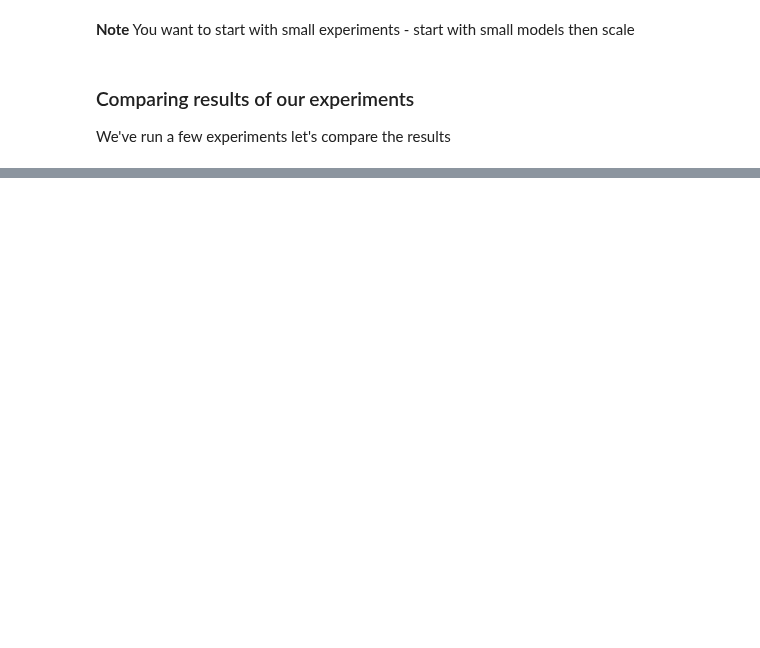
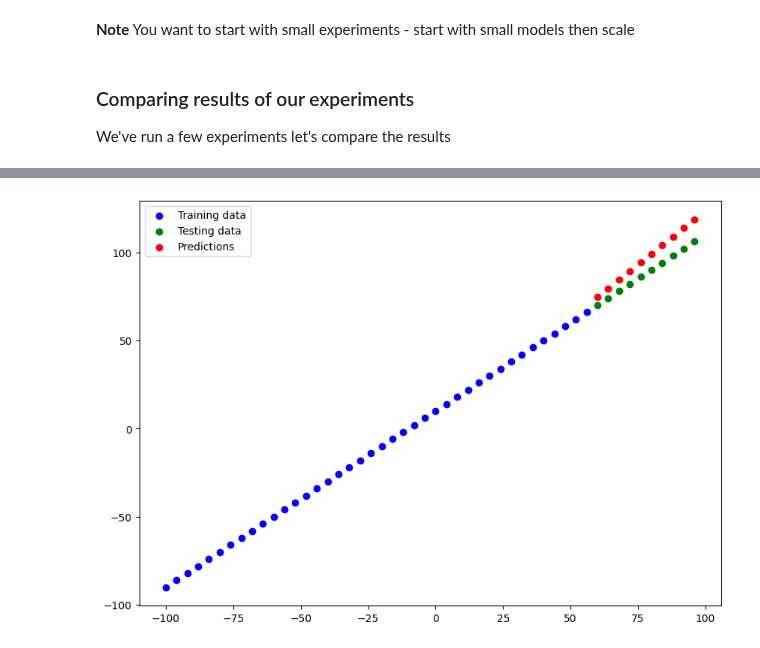
Before and after one commit to Ultan-Kearns/ZTM-Tensorflow-Developer-Certificate, a Jupyter notebook: 01_neural_network_regression_with_tensorflow.ipynb, the cells around one changed output, grey strips where cells are left out. Drawn from its saved outputs; the diff is of its cells as text; code cells hidden in the pictures; blank space fills up the shorter version.

```diff
--- a/01_neural_network_regression_with_tensorflow.ipynb
+++ b/01_neural_network_regression_with_tensorflow.ipynb
@@ -692,0 +748,3 @@ We've run a few experiments let's compare the results
+# %%
+loaded_saved_model = tf.keras.models.load_model('./model_1')
+loaded_saved_model.summary()
@@ -692,0 +777,2 @@ We've run a few experiments let's compare the results
+# %%
+model_preds = loaded_saved_model.predict(X_test)
@@ -692,0 +781,4 @@ We've run a few experiments let's compare the results
+# %%
+plot_predictions(X_train,y_train,X_test,y_test,model_preds)
+# %% [output]
+[figure, added]
```
Also changed, not shown: parts of 46 cells of this notebook.
